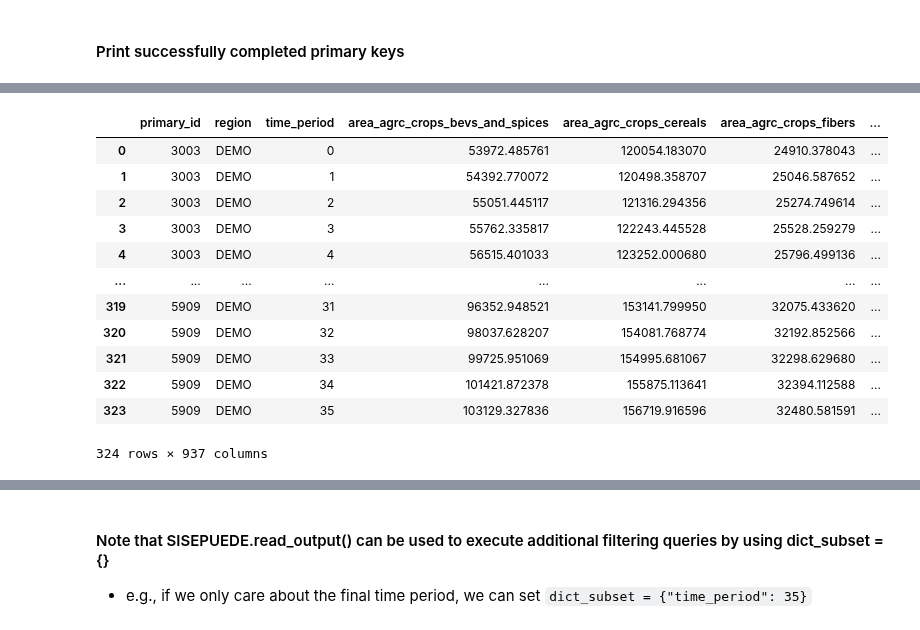
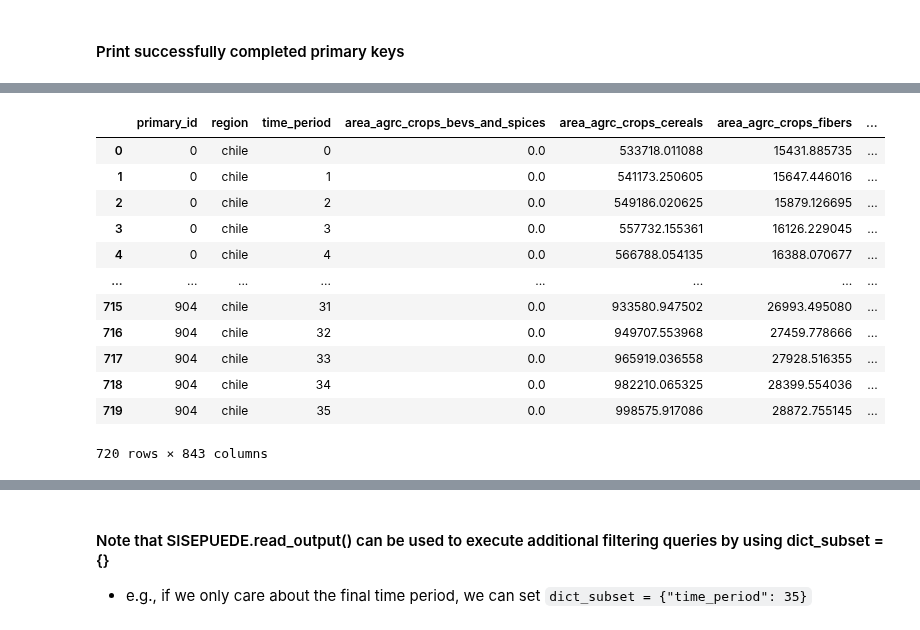
Before and after one commit to jarojasag/lac_decarbonization, a Jupyter notebook: python/sisepuede_quick_start.ipynb, the cells around one changed output, grey strips where cells are left out. Saved outputs shown, nothing was run; the diff lists cells and outputs as text; code cells hidden in the pictures.

```diff
--- a/python/sisepuede_quick_start.ipynb
+++ b/python/sisepuede_quick_start.ipynb
@@ -75,0 +63,8 @@ sisepuede = ssp.SISEPUEDE("demo", logger = logger)
+# %%
+# initialize the SISPEUEDE object for Chile using the latest calibrated data
+sisepuede = SISEPUEDE(
+    "calibrated",
+    logger = logger,
+    regions = ["chile"],
+    instantiate_nemomod = False # for AFOLU only application, don't instantiate Julia (avoids requirement to install)
+)
@@ -214,19 +160,17 @@ for k in primary_keys_out:
 # %%
-df_out = sisepuede.read_output(
-    primary_keys_out
-)
+df_out = sisepuede.read_output(None)
 df_out
 # %% [output]
 |  | primary_id | region | time_period | area_agrc_crops_bevs_and_spices | area_agrc_crops_cereals | area_agrc_crops_fibers | ... |
-| 0 | 3003 | DEMO | 0 | 53972.485761 | 120054.183070 | 24910.378043 | ... |
-| 1 | 3003 | DEMO | 1 | 54392.770072 | 120498.358707 | 25046.587652 | ... |
-| 2 | 3003 | DEMO | 2 | 55051.445117 | 121316.294356 | 25274.749614 | ... |
-| 3 | 3003 | DEMO | 3 | 55762.335817 | 122243.445528 | 25528.259279 | ... |
-| 4 | 3003 | DEMO | 4 | 56515.401033 | 123252.000680 | 25796.499136 | ... |
+| 0 | 0 | chile | 0 | 0.0 | 533718.011088 | 15431.885735 | ... |
+| 1 | 0 | chile | 1 | 0.0 | 541173.250605 | 15647.446016 | ... |
+| 2 | 0 | chile | 2 | 0.0 | 549186.020625 | 15879.126695 | ... |
+| 3 | 0 | chile | 3 | 0.0 | 557732.155361 | 16126.229045 | ... |
+| 4 | 0 | chile | 4 | 0.0 | 566788.054135 | 16388.070677 | ... |
 | ... | ... | ... | ... | ... | ... | ... | ... |
-| 319 | 5909 | DEMO | 31 | 96352.948521 | 153141.799950 | 32075.433620 | ... |
-| 320 | 5909 | DEMO | 32 | 98037.628207 | 154081.768774 | 32192.852566 | ... |
-| 321 | 5909 | DEMO | 33 | 99725.951069 | 154995.681067 | 32298.629680 | ... |
-| 322 | 5909 | DEMO | 34 | 101421.872378 | 155875.113641 | 32394.112588 | ... |
-| 323 | 5909 | DEMO | 35 | 103129.327836 | 156719.916596 | 32480.581591 | ... |
+| 715 | 904 | chile | 31 | 0.0 | 933580.947502 | 26993.495080 | ... |
+| 716 | 904 | chile | 32 | 0.0 | 949707.553968 | 27459.778666 | ... |
+| 717 | 904 | chile | 33 | 0.0 | 965919.036558 | 27928.516355 | ... |
+| 718 | 904 | chile | 34 | 0.0 | 982210.065325 | 28399.554036 | ... |
+| 719 | 904 | chile | 35 | 0.0 | 998575.917086 | 28872.755145 | ... |
-324 rows × 937 columns
+720 rows × 843 columns
```
Also changed, not shown: parts of 32 cells of this notebook, 6 other files.
